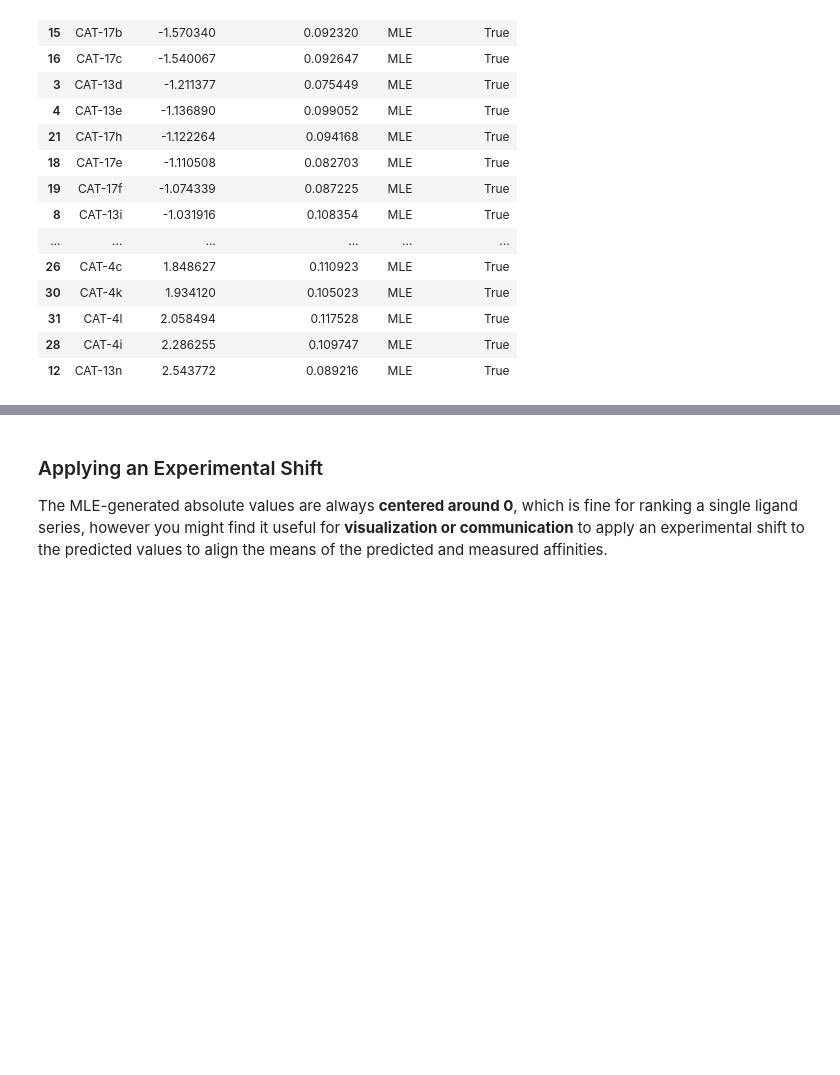
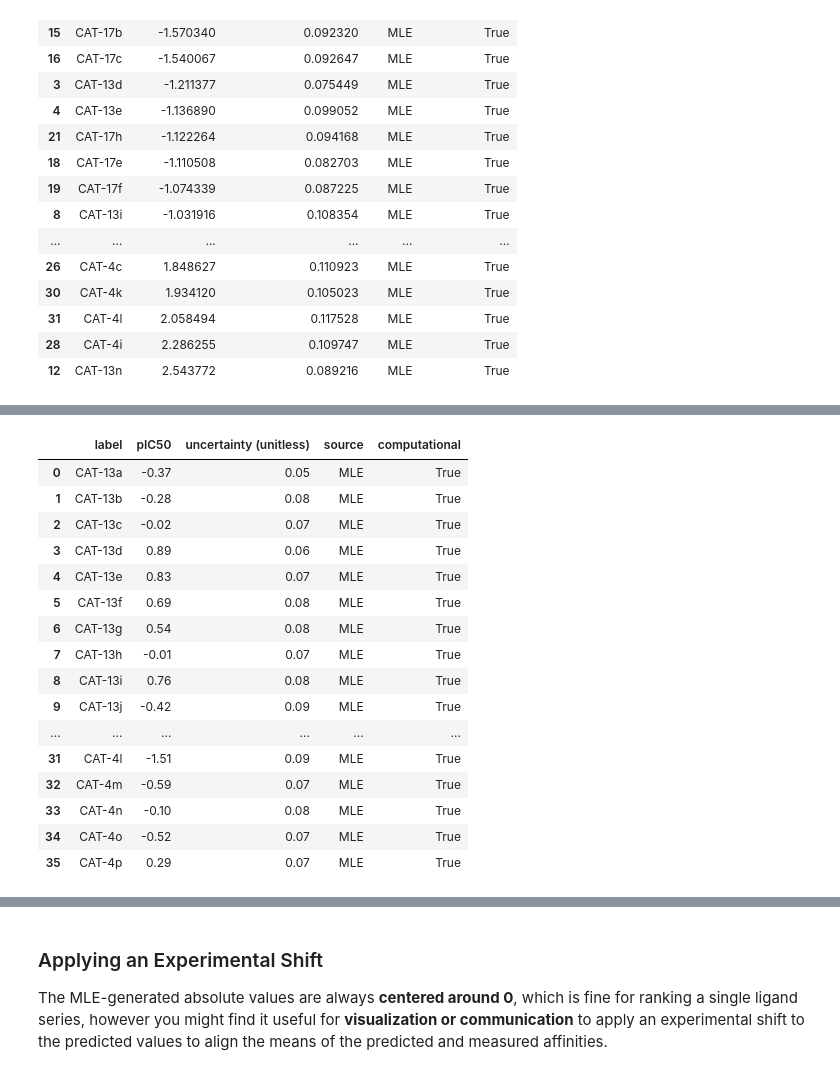
Before and after one commit to OpenFreeEnergy/cinnabar, a Jupyter notebook: examples/cinnabar-api.ipynb, the cells around one changed output, grey strips where cells are left out. Cells and saved outputs as stored; diff of their text form; code cells hidden in the pictures; blank space fills up the shorter version.

```diff
--- a/examples/cinnabar-api.ipynb
+++ b/examples/cinnabar-api.ipynb
@@ -168,0 +175,24 @@ ranked_df
+# %%
+abs_pic50_df = femap.get_absolute_dataframe(
+    observable_type="pic50",  # pass the observable unit "dg" or "pic50"
+    temperature=298.15 * unit.kelvin,  # converting to pic50 requires a temperature which by default is 298.15 kelvin but can be changed
+)
+abs_pic50_df
+# %% [output]
+|  | label | pIC50 | uncertainty (unitless) | source | computational |
+| 0 | CAT-13a | -0.37 | 0.05 | MLE | True |
+| 1 | CAT-13b | -0.28 | 0.08 | MLE | True |
+| 2 | CAT-13c | -0.02 | 0.07 | MLE | True |
+| 3 | CAT-13d | 0.89 | 0.06 | MLE | True |
+| 4 | CAT-13e | 0.83 | 0.07 | MLE | True |
+| 5 | CAT-13f | 0.69 | 0.08 | MLE | True |
+| 6 | CAT-13g | 0.54 | 0.08 | MLE | True |
+| 7 | CAT-13h | -0.01 | 0.07 | MLE | True |
+| 8 | CAT-13i | 0.76 | 0.08 | MLE | True |
+| 9 | CAT-13j | -0.42 | 0.09 | MLE | True |
+| ... | ... | ... | ... | ... | ... |
+| 31 | CAT-4l | -1.51 | 0.09 | MLE | True |
+| 32 | CAT-4m | -0.59 | 0.07 | MLE | True |
+| 33 | CAT-4n | -0.10 | 0.08 | MLE | True |
+| 34 | CAT-4o | -0.52 | 0.07 | MLE | True |
+| 35 | CAT-4p | 0.29 | 0.07 | MLE | True |
```
Also changed, not shown: parts of 7 cells of this notebook, 2 other files.
